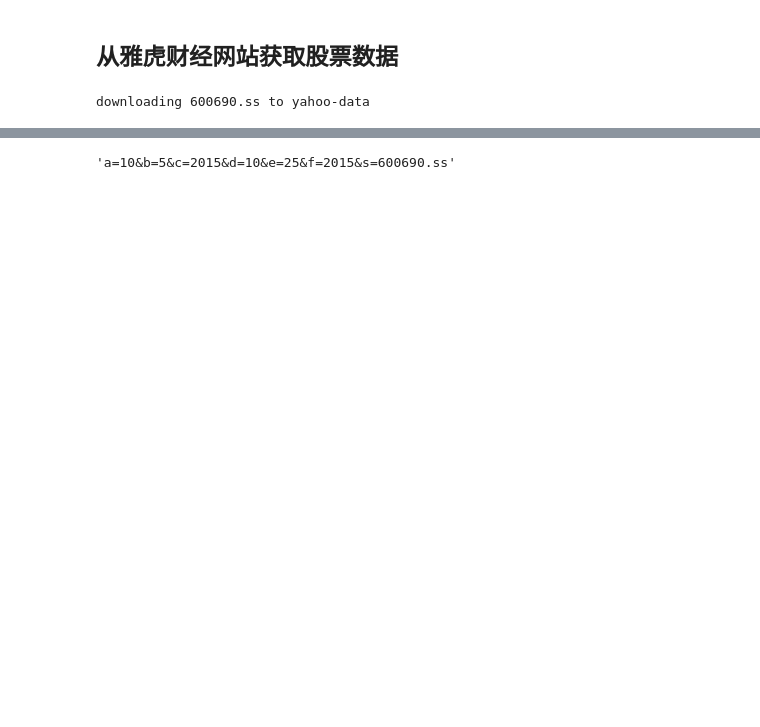
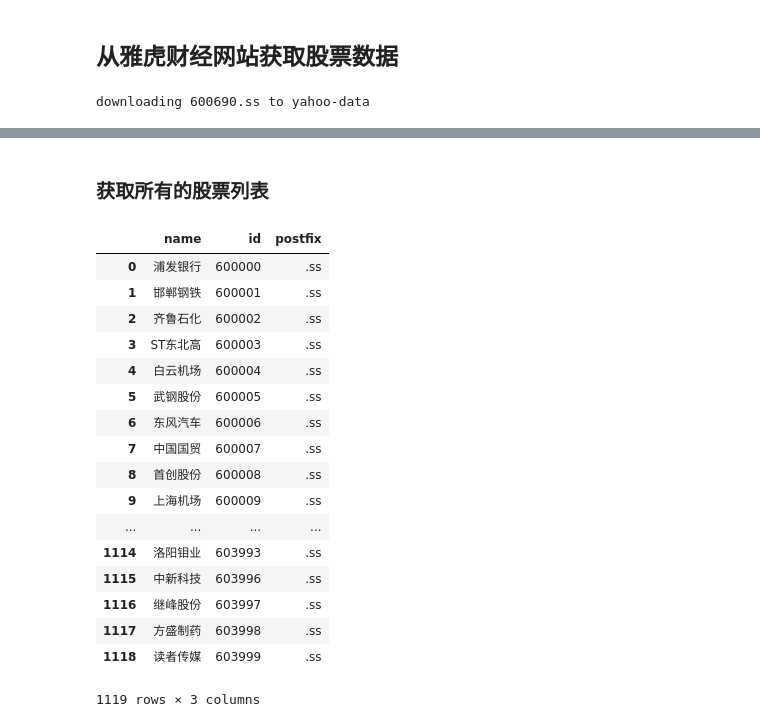
Before and after one commit to kamidox/stock-data, a Jupyter notebook: yahoo-stock.ipynb, the cells around one changed output, grey strips where cells are left out. Saved outputs shown, nothing was run; the diff lists cells and outputs as text; code cells hidden in the pictures; blank space fills up the shorter version.

```diff
--- a/yahoo-stock.ipynb
+++ b/yahoo-stock.ipynb
@@ -59,5 +61,25 @@ updatting 600690.ss to from 2015-10-27 to 2015-11-26
-# %%
-query = [('a', 10), ('b', 5), ('c', 2015), ('d', 10), ('e', 25), ('f', 2015), ('s', '600690.ss')]
-urllib.urlencode(query)
-# %% [output]
-'a=10&b=5&c=2015&d=10&e=25&f=2015&s=600690.ss'
+# %% [markdown]
+### 获取所有的股票列表
+# %%
+sh = pd.read_csv('SH.txt', header=None, names=['name', 'id'], dtype={'id': np.string0})
+sh['postfix']='.ss'
+sh
+# %% [output]
+|  | name | id | postfix |
+| 0 | 浦发银行 | 600000 | .ss |
+| 1 | 邯郸钢铁 | 600001 | .ss |
+| 2 | 齐鲁石化 | 600002 | .ss |
+| 3 | ST东北高 | 600003 | .ss |
+| 4 | 白云机场 | 600004 | .ss |
+| 5 | 武钢股份 | 600005 | .ss |
+| 6 | 东风汽车 | 600006 | .ss |
+| 7 | 中国国贸 | 600007 | .ss |
+| 8 | 首创股份 | 600008 | .ss |
+| 9 | 上海机场 | 600009 | .ss |
+| ... | ... | ... | ... |
+| 1114 | 洛阳钼业 | 603993 | .ss |
+| 1115 | 中新科技 | 603996 | .ss |
+| 1116 | 继峰股份 | 603997 | .ss |
+| 1117 | 方盛制药 | 603998 | .ss |
+| 1118 | 读者传媒 | 603999 | .ss |
+1119 rows × 3 columns
```
Also changed, not shown: parts of 5 cells of this notebook, 1 other file.
